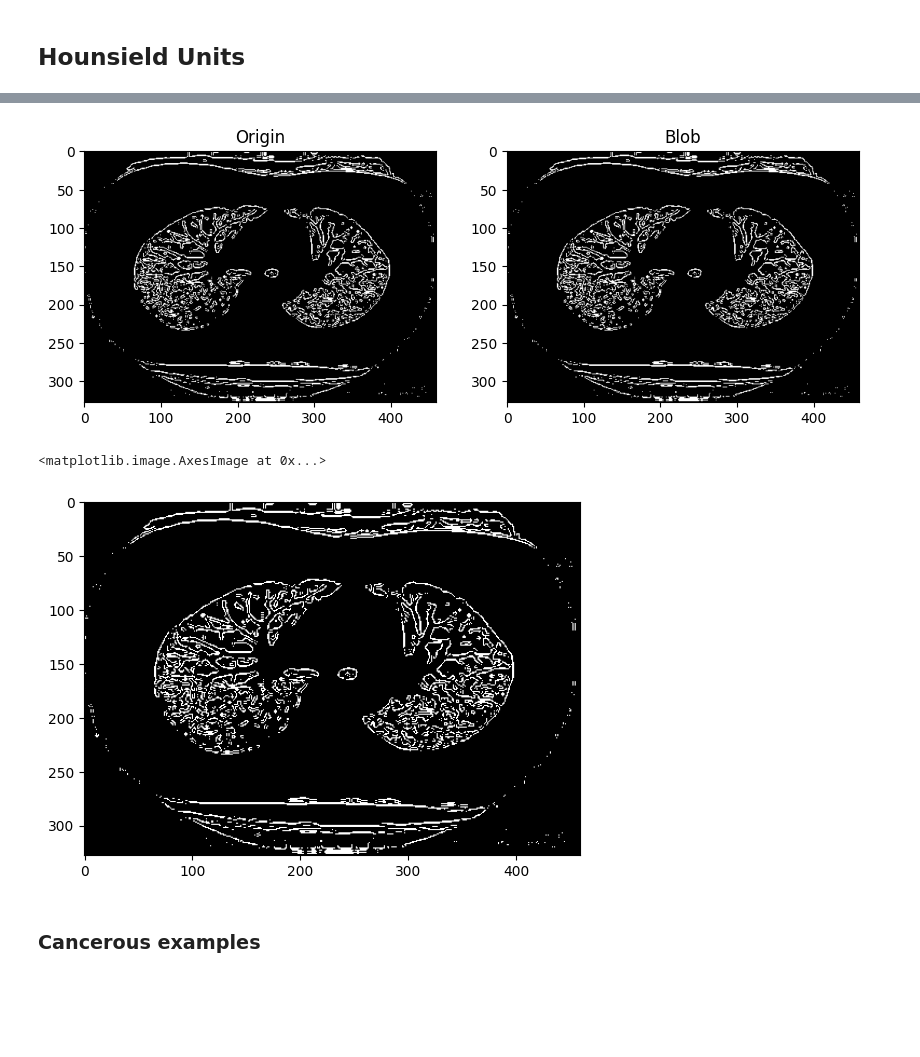
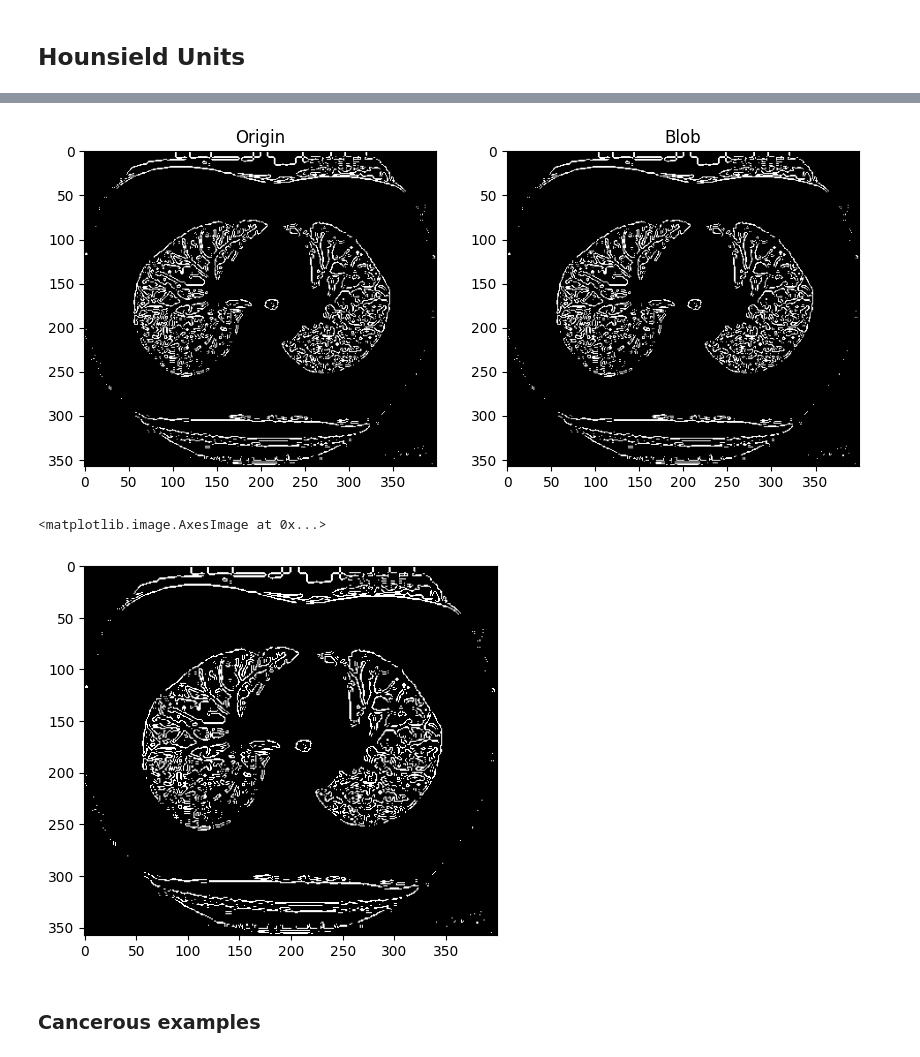
Before and after one commit to zacharyzimm/mids-281-final-project, a Jupyter notebook: FeatureExtractionDeepDive.ipynb, the cells around one changed output, grey strips where cells are left out. Cells and saved outputs as stored; diff of their text form; code cells hidden in the pictures; blank space fills up the shorter version.

```diff
--- a/FeatureExtractionDeepDive.ipynb
+++ b/FeatureExtractionDeepDive.ipynb
@@ -29,7 +24,7 @@ def show_slice_window(slice, level, window):
    ax[1].imshow(thresh_gray, cmap='gray', vmin=0, vmax=255)
    return thresh_gray
 # %%
-img_N = cv2.imread("/content/drive/MyDrive/W281/FinalProject/Data_Resized/train/normal/n9.jpg", cv2.IMREAD_GRAYSCALE)
+img_N = cv2.imread("../Data/train/normal/n9.jpg", cv2.IMREAD_GRAYSCALE)
 img_N = cv2.equalizeHist(img_N)
 
 # Calculate the histogram
@@ -47,5 +42,5 @@ plt.show()
 # %%
-img_N_thresholded = img_N.copy()
+img_N_thresholded = cv2.equalizeHist(img_N)
 img_N_thresholded[img_N_thresholded > 100] = 0
 
 plt.imshow(img_N, cmap = "gray")
@@ -127,14 +122,14 @@ def blob_detection(image):
 # %%
 blob_detection(edges)
 # %% [output]
-[figure, old version]
+[figure, new version]
 # %%
-dimg_circles = apply_hough_transform(edges, minRadius=30)
+img_circles = apply_hough_transform(edges, minRadius=30)
 
 plt.imshow(img_circles, cmap = "gray")
 # %% [output]
 <matplotlib.image.AxesImage at 0x...>
-[figure, old version]
+[figure, new version]
 # %% [markdown]
 ### Cancerous examples
 # %%
```
Also changed, not shown: parts of 7 cells of this notebook, 4 other files.
